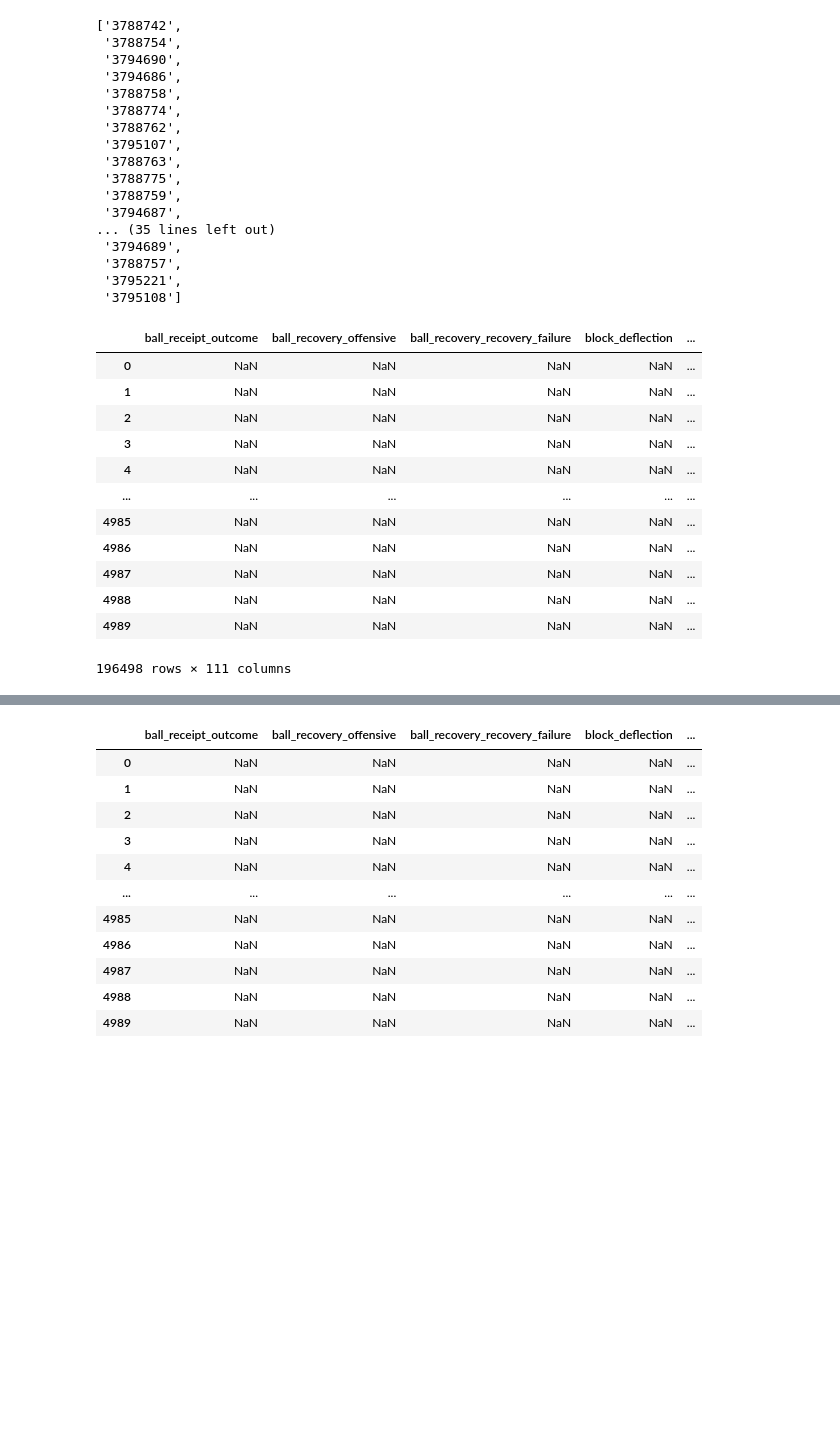
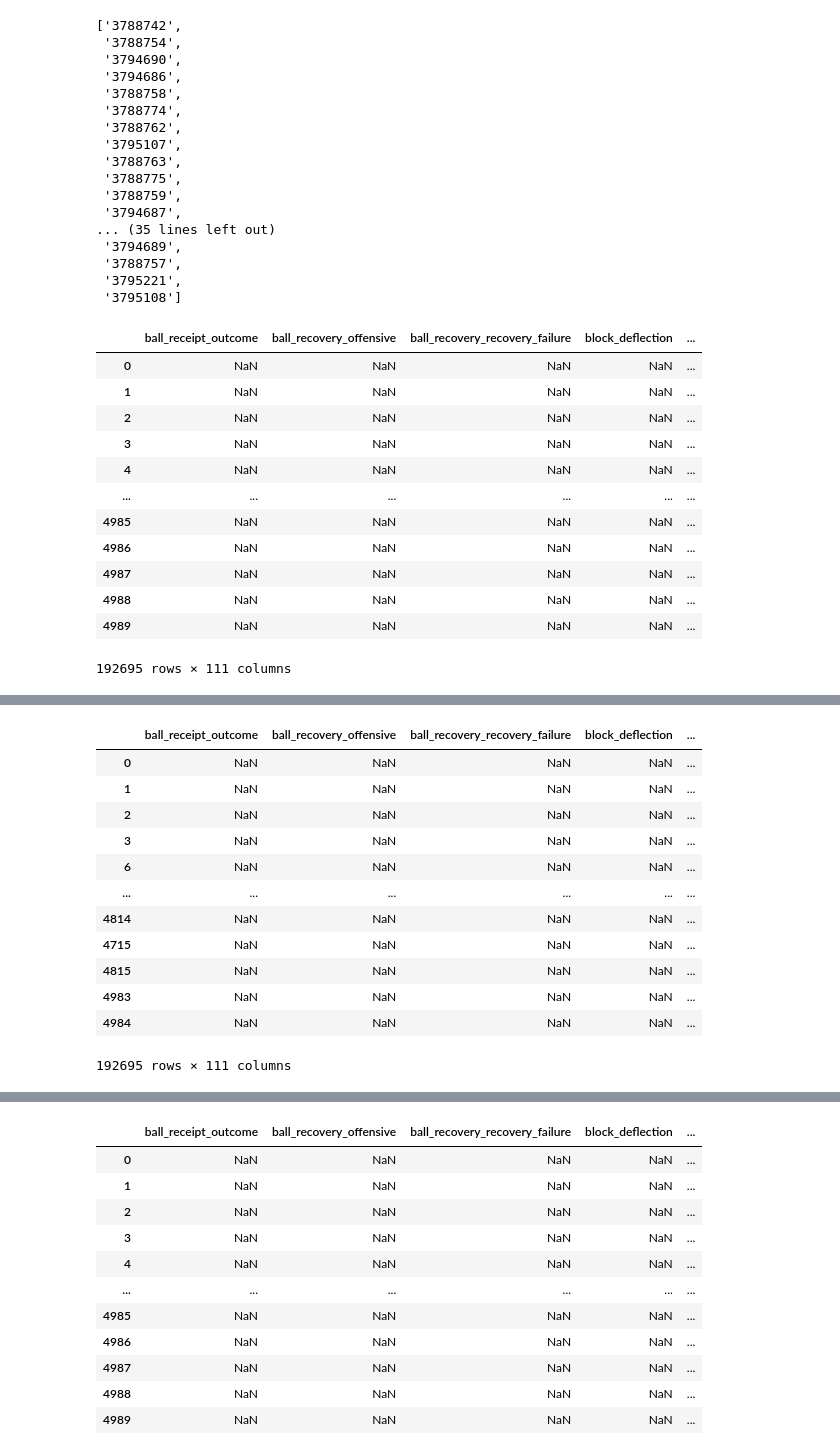
Before and after one commit to ryaa2020/Throw-ins-Gain-the-Upper-Hand, a Jupyter notebook: getFullData.ipynb, the cells around one changed output, grey strips where cells are left out. Drawn from its saved outputs; the diff is of its cells as text; code cells hidden in the pictures; blank space fills up the shorter version.

```diff
--- a/getFullData.ipynb
+++ b/getFullData.ipynb
@@ -46,9 +46,10 @@ file_list
 all_events_df = sb.events(match_id = 3788741)
 
 for match in file_list:
-    df_1 = sb.events(match_id = int(match))
-    df_2 = pd.concat([all_events_df, df_1])
-    all_events_df = df_2
+    if match != '3788741':
+        df_1 = sb.events(match_id = int(match))
+        df_2 = pd.concat([all_events_df, df_1])
+        all_events_df = df_2
 
 all_events_df
 # %% [output]
@@ -64,4 +65,19 @@ all_events_df
 | 4987 | NaN | NaN | NaN | NaN | ... |
 | 4988 | NaN | NaN | NaN | NaN | ... |
 | 4989 | NaN | NaN | NaN | NaN | ... |
-196498 rows × 111 columns
+192695 rows × 111 columns
+# %%
+# combine all events data into one dataframe, each game sorted by time
+
+all_events_sorted_df = sb.events(match_id = 3788741).sort_values(by = "index")
+
+for match in file_list:
+    if match != '3788741':
+        dfs_1 = sb.events(match_id = int(match)).sort_values(by = "index")
+        print(dfs_1["timestamp"])
+        # pd.concat([s1, s2], ignore_index=True)
+        dfs_2 = pd.concat([all_events_sorted_df, dfs_1])
+        all_events_sorted_df = dfs_2
+
+all_events_sorted_df
+# %% [output]
@@ -67,0 +101,13 @@ all_events_df
+|  | ball_receipt_outcome | ball_recovery_offensive | ball_recovery_recovery_failure | block_deflection | ... |
+| 0 | NaN | NaN | NaN | NaN | ... |
+| 1 | NaN | NaN | NaN | NaN | ... |
+| 2 | NaN | NaN | NaN | NaN | ... |
+| 3 | NaN | NaN | NaN | NaN | ... |
+| 6 | NaN | NaN | NaN | NaN | ... |
+| ... | ... | ... | ... | ... | ... |
+| 4814 | NaN | NaN | NaN | NaN | ... |
+| 4715 | NaN | NaN | NaN | NaN | ... |
+| 4815 | NaN | NaN | NaN | NaN | ... |
+| 4983 | NaN | NaN | NaN | NaN | ... |
+| 4984 | NaN | NaN | NaN | NaN | ... |
+192695 rows × 111 columns
```
Also changed, not shown: parts of 5 cells of this notebook, 3 other files.
